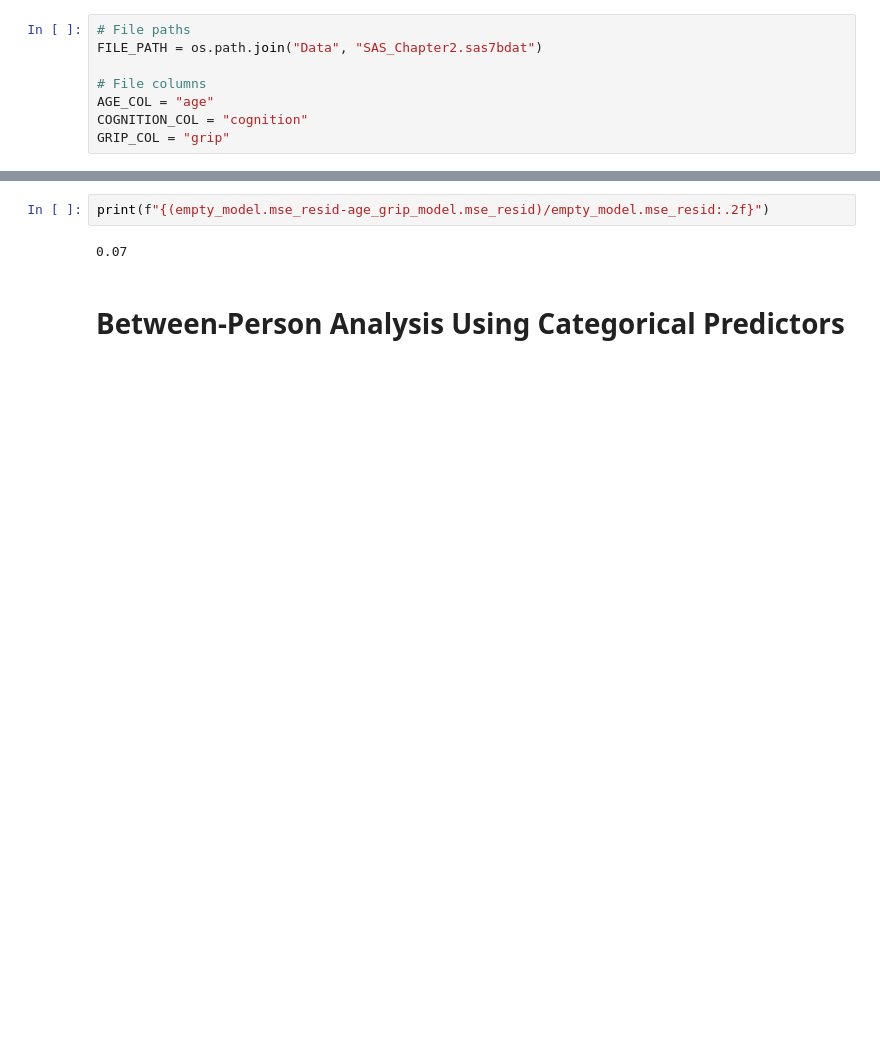
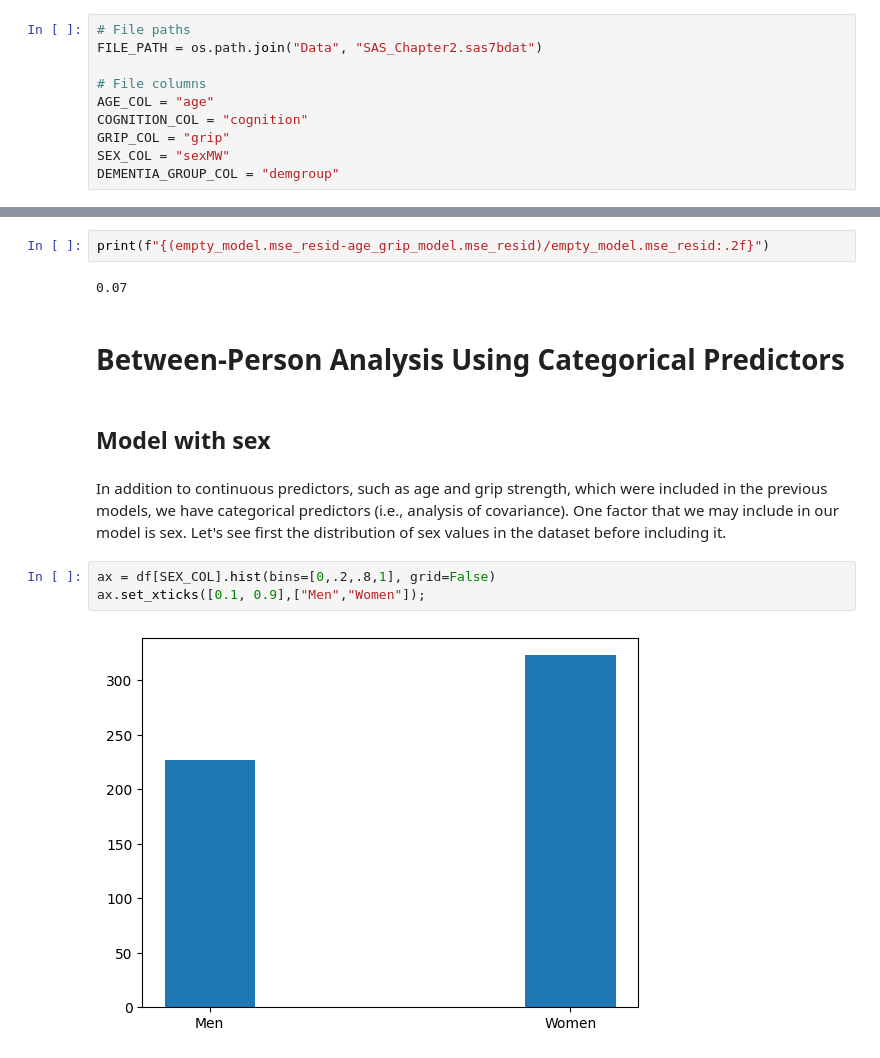
Before and after one commit to dado93/longitudinal-modeling, a Jupyter notebook: Chapters/02/02_Notebook.ipynb, the cells around one changed output, grey strips where cells are left out. Drawn from its saved outputs; the diff is of its cells as text; blank space fills up the shorter version.

```diff
--- a/Chapters/02/02_Notebook.ipynb
+++ b/Chapters/02/02_Notebook.ipynb
@@ -29,6 +29,8 @@ FILE_PATH = os.path.join("Data", "SAS_Chapter2.sas7bdat")
 AGE_COL = "age"
 COGNITION_COL = "cognition"
 GRIP_COL = "grip"
+SEX_COL = "sexMW"
+DEMENTIA_GROUP_COL = "demgroup"
 # %% [markdown]
 ## Read data
 # %%
@@ -221,3 +229,12 @@ print(f"{(empty_model.mse_resid-age_grip_model.mse_resid)/empty_model.mse_resid:
 0.07
 # %% [markdown]
 # Between-Person Analysis Using Categorical Predictors
+# %% [markdown]
+## Model with sex
+# %% [markdown]
+In addition to continuous predictors, such as age and grip strength, which were included in the previous models, we have categorical predictors (i.e., analysis of covariance). One factor that we may include in our model is sex. Let's see first the distribution of sex values in the dataset before including it.
+# %%
+ax = df[SEX_COL].hist(bins=[0,.2,.8,1], grid=False)
+ax.set_xticks([0.1, 0.9],["Men","Women"]);
+# %% [output]
+[figure, added]
```
Also changed, not shown: parts of 24 cells of this notebook.
